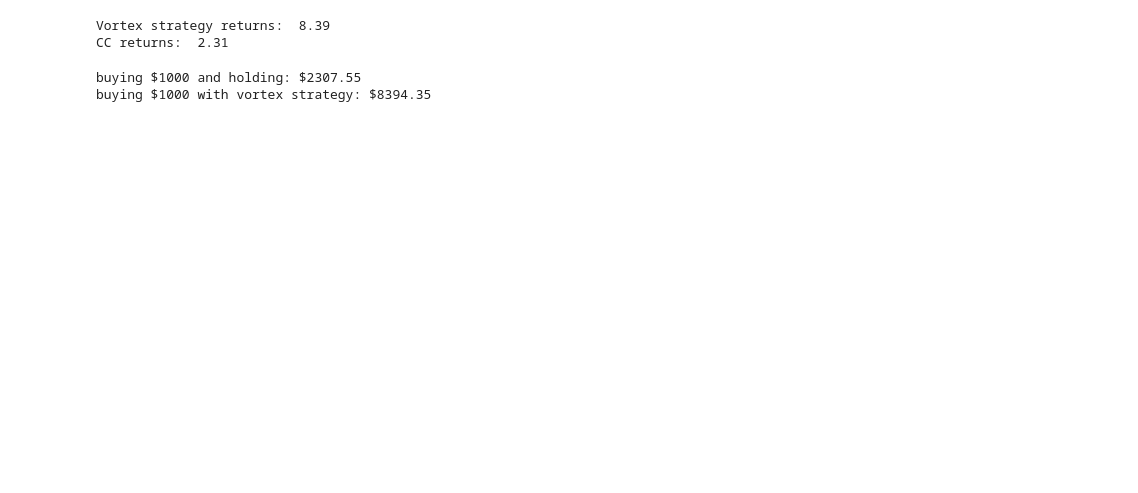
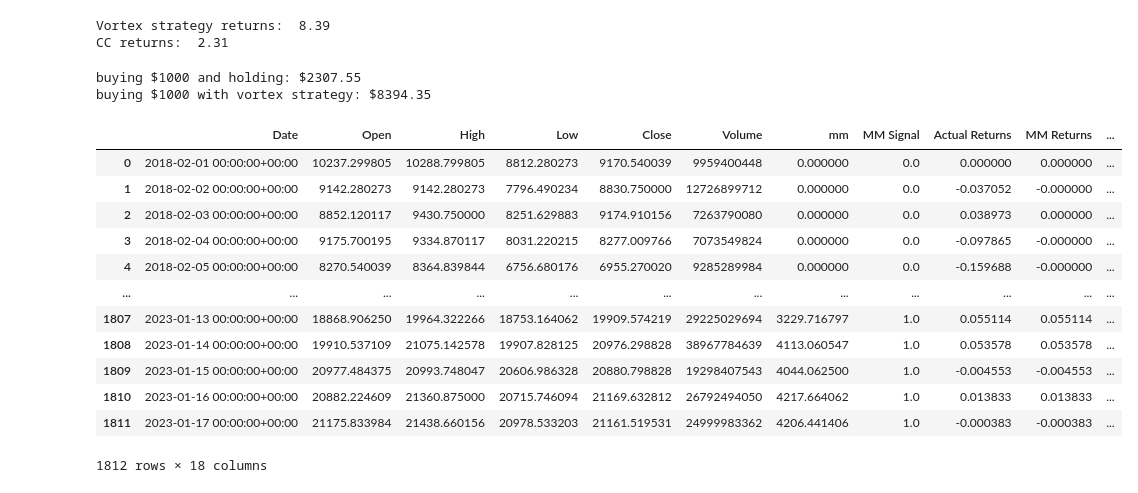
Before and after one commit to AGralin/dreambuilder_bot, a Jupyter notebook: technical_analysis.ipynb, the cells around one changed output. Cells and saved outputs as stored; diff of their text form; code cells hidden in the pictures; blank space fills up the shorter version.

Commit message:
replace nan with 0

```diff
--- a/technical_analysis.ipynb
+++ b/technical_analysis.ipynb
@@ -344,3 +344,21 @@ print(f"buying ${initial_investment} with vortex strategy: ${round(vortex_inv_re
 # %% [output]
 buying $1000 and holding: $2307.55
 buying $1000 with vortex strategy: $8394.35
+# %%
+#replace NaN with 0
+pattern_df.fillna(0, inplace=True)
+pattern_df
+# %% [output]
+|  | Date | Open | High | Low | Close | Volume | mm | MM Signal | Actual Returns | MM Returns | ... |
+| 0 | 2018-02-01 00:00:00+00:00 | 10237.299805 | 10288.799805 | 8812.280273 | 9170.540039 | 9959400448 | 0.000000 | 0.0 | 0.000000 | 0.000000 | ... |
+| 1 | 2018-02-02 00:00:00+00:00 | 9142.280273 | 9142.280273 | 7796.490234 | 8830.750000 | 12726899712 | 0.000000 | 0.0 | -0.037052 | -0.000000 | ... |
+| 2 | 2018-02-03 00:00:00+00:00 | 8852.120117 | 9430.750000 | 8251.629883 | 9174.910156 | 7263790080 | 0.000000 | 0.0 | 0.038973 | 0.000000 | ... |
+| 3 | 2018-02-04 00:00:00+00:00 | 9175.700195 | 9334.870117 | 8031.220215 | 8277.009766 | 7073549824 | 0.000000 | 0.0 | -0.097865 | -0.000000 | ... |
+| 4 | 2018-02-05 00:00:00+00:00 | 8270.540039 | 8364.839844 | 6756.680176 | 6955.270020 | 9285289984 | 0.000000 | 0.0 | -0.159688 | -0.000000 | ... |
+| ... | ... | ... | ... | ... | ... | ... | ... | ... | ... | ... | ... |
+| 1807 | 2023-01-13 00:00:00+00:00 | 18868.906250 | 19964.322266 | 18753.164062 | 19909.574219 | 29225029694 | 3229.716797 | 1.0 | 0.055114 | 0.055114 | ... |
+| 1808 | 2023-01-14 00:00:00+00:00 | 19910.537109 | 21075.142578 | 19907.828125 | 20976.298828 | 38967784639 | 4113.060547 | 1.0 | 0.053578 | 0.053578 | ... |
+| 1809 | 2023-01-15 00:00:00+00:00 | 20977.484375 | 20993.748047 | 20606.986328 | 20880.798828 | 19298407543 | 4044.062500 | 1.0 | -0.004553 | -0.004553 | ... |
+| 1810 | 2023-01-16 00:00:00+00:00 | 20882.224609 | 21360.875000 | 20715.746094 | 21169.632812 | 26792494050 | 4217.664062 | 1.0 | 0.013833 | 0.013833 | ... |
+| 1811 | 2023-01-17 00:00:00+00:00 | 21175.833984 | 21438.660156 | 20978.533203 | 21161.519531 | 24999983362 | 4206.441406 | 1.0 | -0.000383 | -0.000383 | ... |
+1812 rows × 18 columns
```
